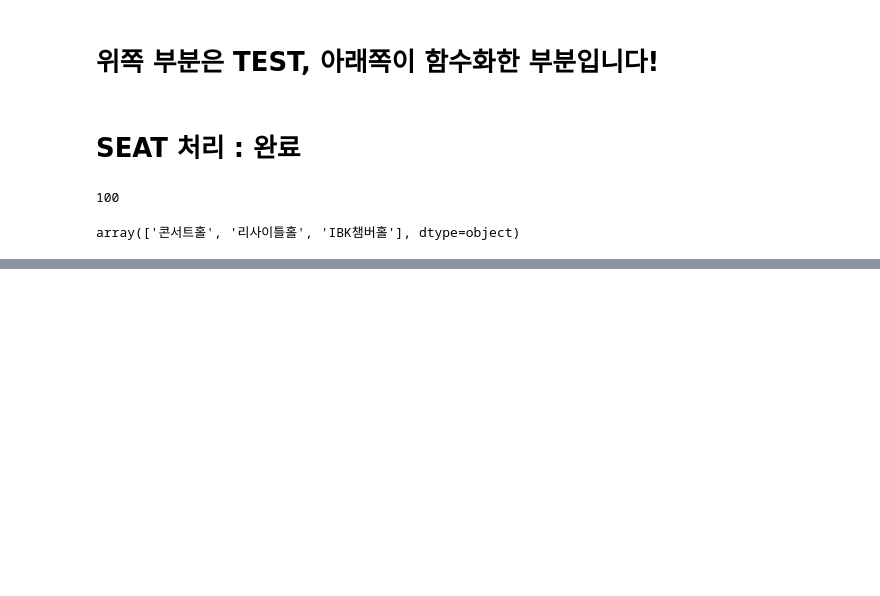
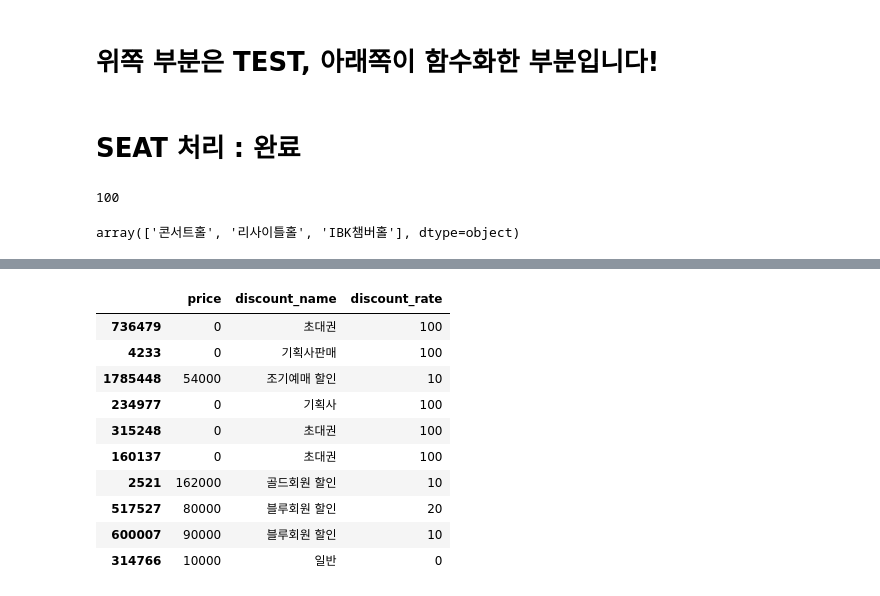
Before and after one commit to Team-HandL/SAC, a Jupyter notebook: seat_discount.ipynb, the cells around one changed output, grey strips where cells are left out. Cells and saved outputs as stored; diff of their text form; code cells hidden in the pictures; blank space fills up the shorter version.

```diff
--- a/seat_discount.ipynb
+++ b/seat_discount.ipynb
@@ -425,0 +321,7 @@ new_test_df[['seat_floor','seat_block','seat_col','seat_num']].sample(10)
+# %%
+# discount_type 중에서 "~%할인", "~할인50%_"로 끝나는 데이터가 있으므로 미리 처리
+df_rate['discount_type'] = df_rate['discount_type'].replace("_$","",regex=True)
+df_rate['discount_type'] = df_rate['discount_type'].replace("할인$","",regex=True)
+# 할인 이름과 할인율 추출
+df_rate['discount_name'] = df_rate['discount_type'].apply(lambda x: re.sub(r'(\d+)%$', '', x))
+df_rate['discount_rate'] = df_rate['discount_type'].str.extract(r'(\d+)%$')
@@ -425,0 +417,7 @@ new_test_df[['seat_floor','seat_block','seat_col','seat_num']].sample(10)
+# %%
+# 함수 잘 들어갔는지 test
+df1 = pd.read_csv("dataset/2023bigcontest_advanced_sac.csv")
+df2 = sep_seat(df1)
+df3 = sep_discount(df2)
+
+df3.isnull().sum()
@@ -425,0 +462,14 @@ new_test_df[['seat_floor','seat_block','seat_col','seat_num']].sample(10)
+# %%
+df3[['price','discount_name','discount_rate']].sample(10)
+# %% [output]
+|  | price | discount_name | discount_rate |
+| 736479 | 0 | 초대권 | 100 |
+| 4233 | 0 | 기획사판매 | 100 |
+| 1785448 | 54000 | 조기예매 할인 | 10 |
+| 234977 | 0 | 기획사 | 100 |
+| 315248 | 0 | 초대권 | 100 |
+| 160137 | 0 | 초대권 | 100 |
+| 2521 | 162000 | 골드회원 할인 | 10 |
+| 517527 | 80000 | 블루회원 할인 | 20 |
+| 600007 | 90000 | 블루회원 할인 | 10 |
+| 314766 | 10000 | 일반 | 0 |
```
Also changed, not shown: parts of 24 cells of this notebook.
